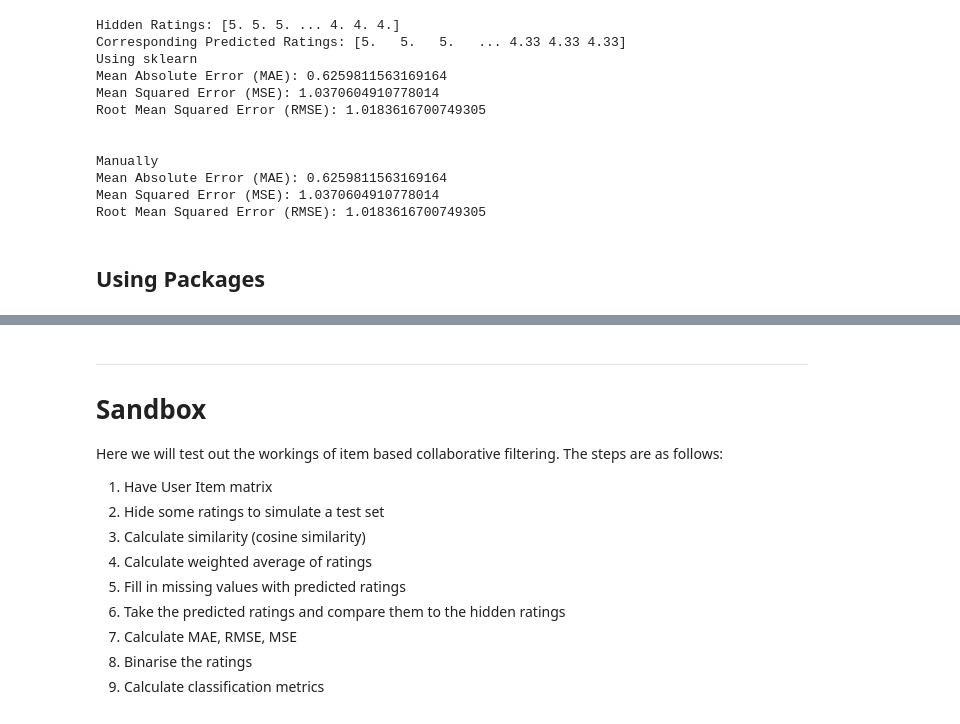
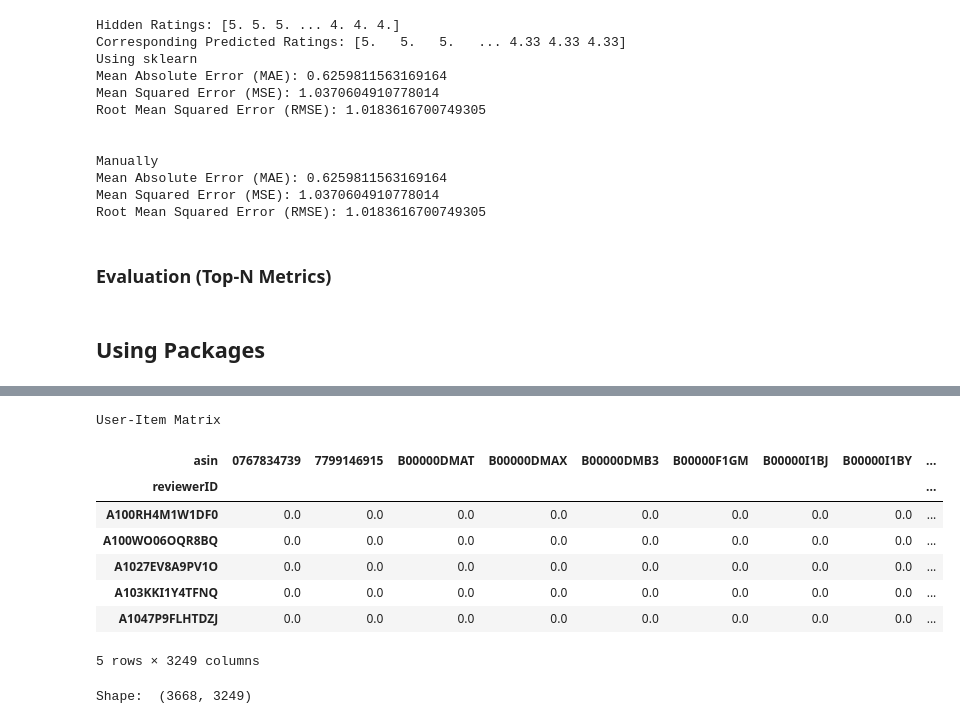
Before and after one commit to pavsingh7/Masters-Dissertation, a Jupyter notebook: Code/6 user_collab_filtering.ipynb, the cells around one changed output, grey strips where cells are left out. Cells and saved outputs as stored; diff of their text form; code cells hidden in the pictures.

```diff
--- a/Code/6 user_collab_filtering.ipynb
+++ b/Code/6 user_collab_filtering.ipynb
@@ -304,6 +310,8 @@ rmse = round(rmse, 2)
 # Save the results to a csv file
 results = pd.DataFrame({'MAE': [mae], 'MSE': [mse], 'RMSE': [rmse]})
 results.to_csv(r'C:\Users\e1002902\Documents\GitHub Repository\Masters-Dissertation\Code\Data\results_UBCF.csv', index=False)
+# %% [markdown]
+### Evaluation (Top-N Metrics)
 # %% [markdown]
 ## Using Packages
 # %%
@@ -315,6 +325,7 @@ from surprise import KNNBasic
 # %%
 # load and Change data to User-`Item-`Rating format
-amz_data = pd.read_csv(r'C:\Users\e1002902\Documents\GitHub Repository\Masters-Dissertation\Code\Data\set2_data_modelling.csv')
+# amz_data = pd.read_csv(r'C:\Users\e1002902\Documents\GitHub Repository\Masters-Dissertation\Code\Data\set2_data_modelling.csv')
+amz_data = pd.read_csv('/Users/pavansingh/Library/CloudStorage/GoogleDrive-pavansingho23@gmail.com/My Drive/Portfolio/Masters-Dissertation/Code/Data/set4_data_modelling.csv', index_col=0)
 display(amz_data.head())
 
 x = amz_data.pivot_table(index='reviewerID', columns='asin', values='overall')
@@ -322,3 +333,4 @@ x = x.fillna(0)
 print("\n\n\nUser-Item Matrix")
 display(x.head())
 print('Shape: ', x.shape)
+# %% [output]
@@ -325,3 +343,13 @@ print('Shape: ', x.shape)
+User-Item Matrix
+| asin | 0767834739 | 7799146915 | B00000DMAT | B00000DMAX | B00000DMB3 | B00000F1GM | B00000I1BJ | B00000I1BY | ... |
+| reviewerID |  |  |  |  |  |  |  |  | ... |
+| A100RH4M1W1DF0 | 0.0 | 0.0 | 0.0 | 0.0 | 0.0 | 0.0 | 0.0 | 0.0 | ... |
+| A100WO06OQR8BQ | 0.0 | 0.0 | 0.0 | 0.0 | 0.0 | 0.0 | 0.0 | 0.0 | ... |
+| A1027EV8A9PV1O | 0.0 | 0.0 | 0.0 | 0.0 | 0.0 | 0.0 | 0.0 | 0.0 | ... |
+| A103KKI1Y4TFNQ | 0.0 | 0.0 | 0.0 | 0.0 | 0.0 | 0.0 | 0.0 | 0.0 | ... |
+| A1047P9FLHTDZJ | 0.0 | 0.0 | 0.0 | 0.0 | 0.0 | 0.0 | 0.0 | 0.0 | ... |
+5 rows × 3249 columns
+Shape:  (3668, 3249)
 # %%
 # Import necessary libraries
 from surprise import Dataset, Reader, KNNBasic, accuracy
@@ -368,15 +375,0 @@ accuracy.mae(predictions, verbose=True)
-# %% [markdown]
-***
-# Sandbox
-
-Here we will test out the workings of item based collaborative filtering. The steps are as follows:
-
-1. Have User Item matrix
-2. Hide some ratings to simulate a test set
-3. Calculate similarity (cosine similarity)
-4. Calculate weighted average of ratings
-5. Fill in missing values with predicted ratings
-6. Take the predicted ratings and compare them to the hidden ratings
-7. Calculate MAE, RMSE, MSE
-8. Binarise the ratings
-9. Calculate classification metrics
```
Also changed, not shown: parts of 24 cells of this notebook.
